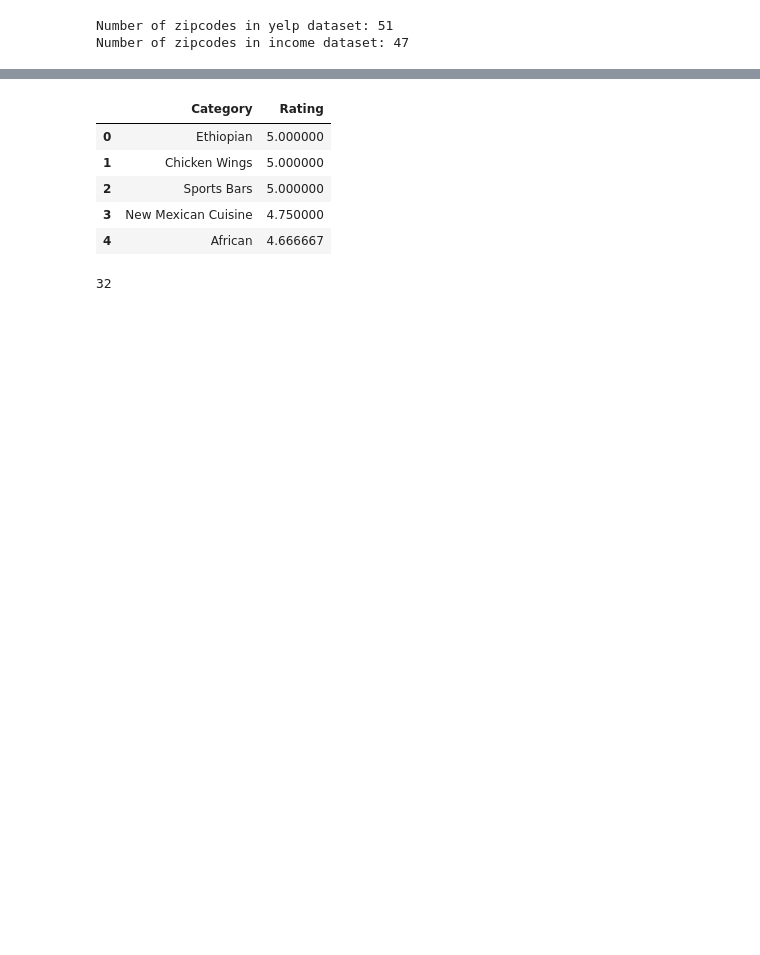
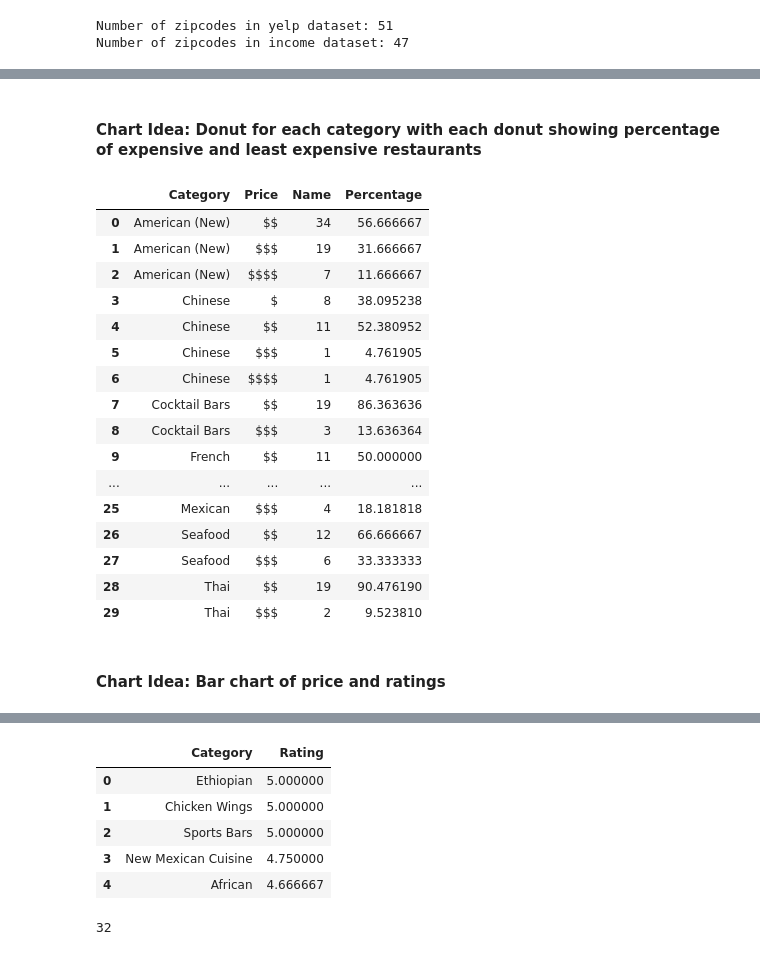
Before and after one commit to irsa-ashraf/CAPP30239_FA22, a Jupyter notebook: Final_Project/eda.ipynb, the cells around one changed output, grey strips where cells are left out. Drawn from its saved outputs; the diff is of its cells as text; code cells hidden in the pictures; blank space fills up the shorter version.

```diff
--- a/Final_Project/eda.ipynb
+++ b/Final_Project/eda.ipynb
@@ -162,0 +173,64 @@ price_ratings
+# %% [markdown]
+#### Chart Idea: Donut for each category with each donut showing percentage of expensive and least expensive restaurants
+# %%
+top_10_cats_df
+
+cat_price_df = top_10_cats_df.groupby(['Category', 'Price'])['Name'].size().reset_index()
+
+def get_pcnt(df):
+
+    df['Percentage'] = (df['Name']/df['Name'].sum()) * 100
+    return df
+
+dfs_lst = []
+
+for _, group in cat_price_df.groupby(['Category']):
+    df = get_pcnt(group)
+    dfs_lst.append(df)
+
+
+cat_price_df = pd.concat(dfs_lst)
+cat_price_df.to_csv(os.path.join(path, 'Cat_price_pcnt.csv'), index = False)
+cat_price_df = pd.read_csv(os.path.join(path, 'Cat_price_pcnt.csv'))
+cat_price_df
+
+
+cat_price_json = [{'Category': 'American (New)', 'Values': [{'category': '$$', 'amount': 56.666667}, {'category': '$$$', 'amount': 31.666667},
+                {'category': '$$$$', 'amount': 11.666667}]},
+        {'Category' :'Chinese', 'values': [{'category': '$', 'amount': 38.095238}, {'category': '$$', 'amount': 52.380952},
+            {'category': '$$', 'amount': 4.761905}, {'category': '$$', 'amount': 4.761905}]},
+        {'Category': 'Cocktail Bars', 'values' :[{'category': '$$', 'amount': 86.3636368}, {'category': '$$$', 'amount': 13.636364}]},
+        {'Category': 'French', 'values': [{'category': '$$', 'amount': 50.000000}, {'category': '$$$', 'amount': 45.454545},
+            {'category': '$$$$', 'amount': 4.545455}]},
+        {'Category': 'Italian', 'amount': [{'category': '$', 'amount': 1.639344}, {'category': '$$', 'amount': 57.377049},
+            {'category': '$$$', 'amount': 37.704918}, {'category': '$$$$', 'amount': 3.278689}]},
+        {'Category': 'Japanese', 'amount': [{'category': '$', 'amount': 3.333333}, {'category': '$$', 'amount': 70.000000},
+            {'category': '$$$', 'amount': 16.666667}, {'category': '$$$$', 'amount': 10.000000}]},
+        {'Category': 'Korean', 'amount': [{'category': '$', 'amount': 3.703704}, {'category': '$$', 'amount': 85.185185},
+            {'category': '$$$', 'amount': 7.407407}, {'category': '$$$$', 'amount': 3.703704}]},
+        {'Category': 'Mexican', 'amount': [{'category': '$$', 'amount': 81.818182}, {'category': '$$$', 'amount': 18.181818}]},
+        {'Category': 'Seafood', 'amount': [{'category': '$$', 'amount': 66.666667}, {'category': '$$', 'amount': 33.333333}]},
+        {'Category': 'Thai', 'amount': [{'category': '$$', 'amount': 90.4761907}, {'category': '$$', 'amount': 9.523810}]}
+]
+# %%
+cat_price_df
+# %% [output]
+|  | Category | Price | Name | Percentage |
+| 0 | American (New) | $$ | 34 | 56.666667 |
+| 1 | American (New) | $$$ | 19 | 31.666667 |
+| 2 | American (New) | $$$$ | 7 | 11.666667 |
+| 3 | Chinese | $ | 8 | 38.095238 |
+| 4 | Chinese | $$ | 11 | 52.380952 |
+| 5 | Chinese | $$$ | 1 | 4.761905 |
+| 6 | Chinese | $$$$ | 1 | 4.761905 |
+| 7 | Cocktail Bars | $$ | 19 | 86.363636 |
+| 8 | Cocktail Bars | $$$ | 3 | 13.636364 |
+| 9 | French | $$ | 11 | 50.000000 |
+| ... | ... | ... | ... | ... |
+| 25 | Mexican | $$$ | 4 | 18.181818 |
+| 26 | Seafood | $$ | 12 | 66.666667 |
+| 27 | Seafood | $$$ | 6 | 33.333333 |
+| 28 | Thai | $$ | 19 | 90.476190 |
+| 29 | Thai | $$$ | 2 | 9.523810 |
+# %% [markdown]
+#### Chart Idea: Bar chart of price and ratings
```
Also changed, not shown: parts of 19 cells of this notebook, 2 other files.
